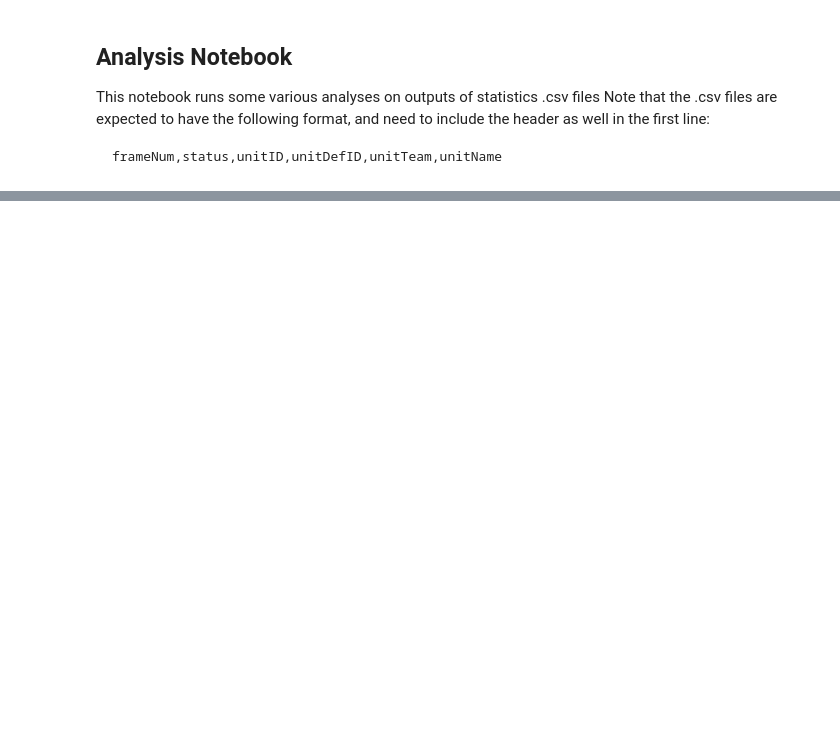
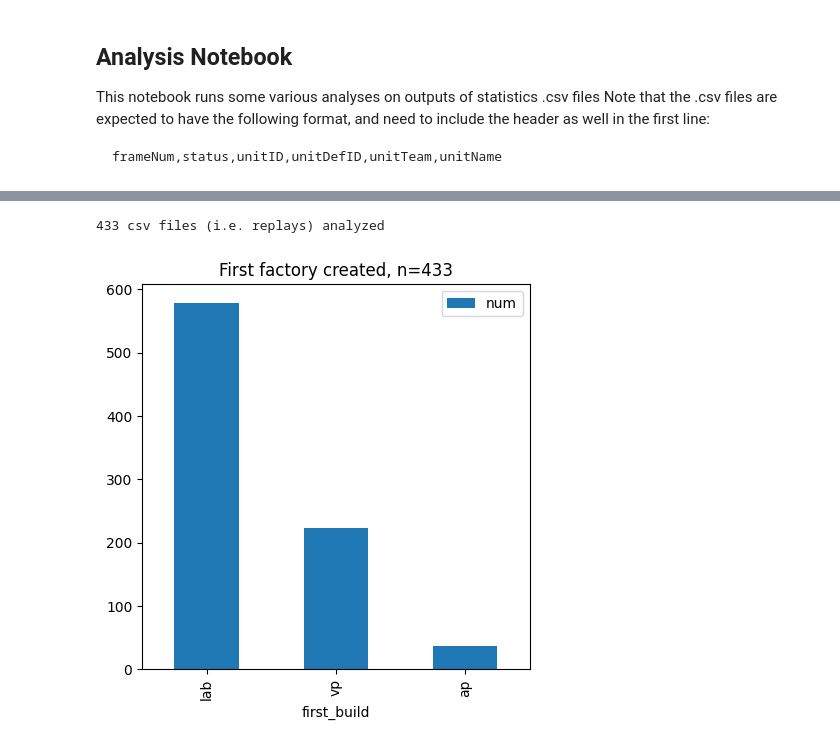
Before and after one commit to jorisvddonk/bar-replay-analyzer, a Jupyter notebook: analysis.ipynb, the cells around one changed output, grey strips where cells are left out. Cells and saved outputs as stored; diff of their text form; code cells hidden in the pictures; blank space fills up the shorter version.

```diff
--- a/analysis.ipynb
+++ b/analysis.ipynb
@@ -53,0 +89,53 @@ collect_analyses()
+# %%
+first_builds = {
+    "lab": 0,
+    "vp": 0,
+    "ap": 0
+}
+
+def getFrameNum(df):
+    if df.size > 0:
+        return int(df.head(1).get('frameNum').iloc[0])
+    else:
+        return None
+
+def analyzeTeam(df):
+    df = df[df['status'].eq('finished')]
+    frnr_lab = getFrameNum(df[df['unitName'].eq('armlab')]) or getFrameNum(df[df['unitName'].eq('corlab')])
+    frnr_vp = getFrameNum(df[df['unitName'].eq('armvp')]) or getFrameNum(df[df['unitName'].eq('corvp')])
+    frnr_ap = getFrameNum(df[df['unitName'].eq('armap')]) or getFrameNum(df[df['unitName'].eq('corap')])
+    lab = frnr_lab or sys.maxsize
+    vp = frnr_vp or sys.maxsize
+    ap = frnr_ap or sys.maxsize
+
+    if lab < vp and lab < ap:
+        first_builds["lab"] += 1
+    if vp < lab and vp < ap:
+        first_builds["vp"] += 1
+    if ap < lab and ap < vp:
+        first_builds["ap"] += 1
+    #print(frnr_lab, frnr_vp, frnr_ap)
+
+
+def analyze(filepath):
+    df = pd.read_csv("./analysis_data/" + filepath)
+    analyzeTeam(df[df['unitTeam'].eq(0)])
+    analyzeTeam(df[df['unitTeam'].eq(1)])
+
+def collect_analyses():
+    # print(builds)
+    keys = sorted(first_builds.keys(), key=lambda k: -first_builds[k])
+    values = [first_builds[k] for k in keys]
+    deltas = pd.DataFrame({'first_build': keys, 'num': values})
+    p = deltas.plot.bar(title="First factory created, n=%s" % len(analysis_datafiles), x='first_build', y='num', figsize=(5,5))
+
+
+
+analysis_datafiles = os.listdir("./analysis_data")
+print(len(analysis_datafiles), "csv files (i.e. replays) analyzed")
+for f in analysis_datafiles:
+    analyze(f)
+collect_analyses()
+# %% [output]
+433 csv files (i.e. replays) analyzed
+[figure, added]
```
Also changed, not shown: parts of 4 cells of this notebook.
